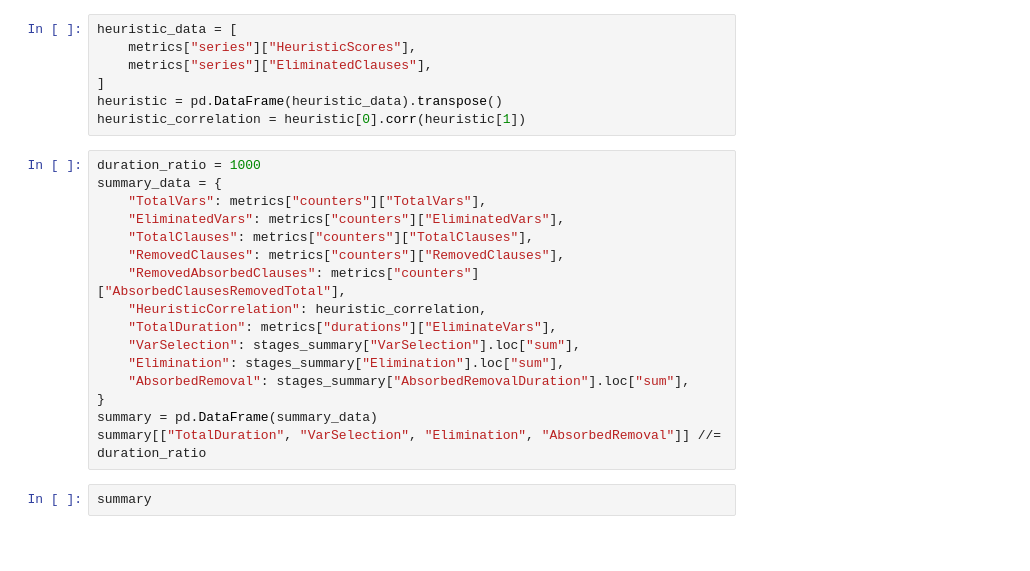
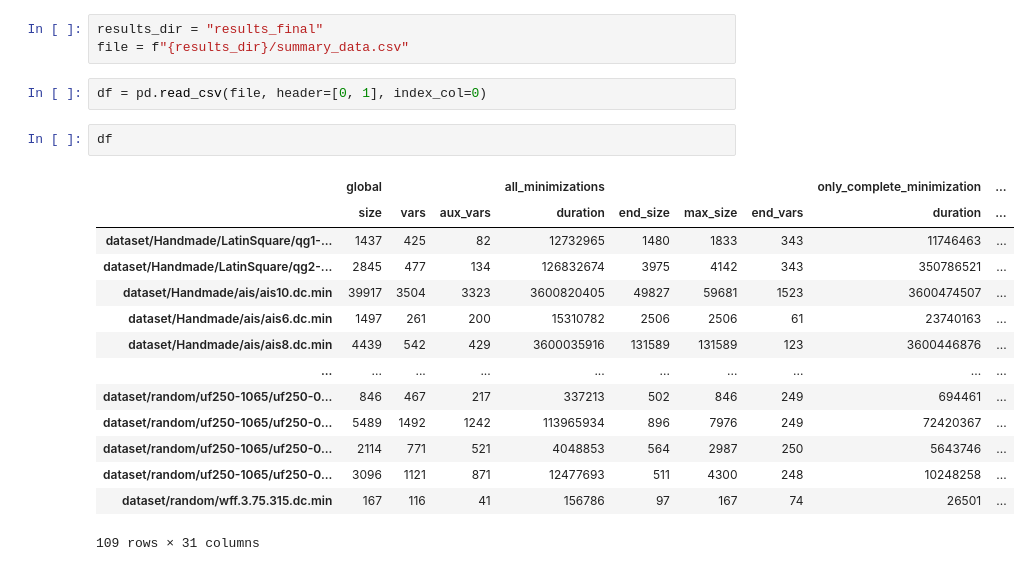
Before and after one commit to marek-zeleny/dp_elimination, a Jupyter notebook: experiments/summary_table_draft.ipynb, the cells around one changed output. Saved outputs shown, nothing was run; the diff lists cells and outputs as text; blank space fills up the shorter version.

Commit message:
Add summary notebook for archivation

```diff
--- a/experiments/summary_table_draft.ipynb
+++ b/experiments/summary_table_draft.ipynb
@@ -60,25 +4,22 @@ stages_summary
-# %%
-heuristic_data = [
-    metrics["series"]["HeuristicScores"],
-    metrics["series"]["EliminatedClauses"],
-]
-heuristic = pd.DataFrame(heuristic_data).transpose()
-heuristic_correlation = heuristic[0].corr(heuristic[1])
-# %%
-duration_ratio = 1000
-summary_data = {
-    "TotalVars": metrics["counters"]["TotalVars"],
-    "EliminatedVars": metrics["counters"]["EliminatedVars"],
-    "TotalClauses": metrics["counters"]["TotalClauses"],
-    "RemovedClauses": metrics["counters"]["RemovedClauses"],
-    "RemovedAbsorbedClauses": metrics["counters"]["AbsorbedClausesRemovedTotal"],
-    "HeuristicCorrelation": heuristic_correlation,
-    "TotalDuration": metrics["durations"]["EliminateVars"],
-    "VarSelection": stages_summary["VarSelection"].loc["sum"],
-    "Elimination": stages_summary["Elimination"].loc["sum"],
-    "AbsorbedRemoval": stages_summary["AbsorbedRemovalDuration"].loc["sum"],
-}
-summary = pd.DataFrame(summary_data)
-summary[["TotalDuration", "VarSelection", "Elimination", "AbsorbedRemoval"]] //= duration_ratio
-# %%
-summary
+# %%
+results_dir = "results_final"
+file = f"{results_dir}/summary_data.csv"
+# %%
+df = pd.read_csv(file, header=[0, 1], index_col=0)
+# %%
+df
+# %% [output]
+|  | global |  |  | all_minimizations |  |  |  | only_complete_minimization | ... |
+|  | size | vars | aux_vars | duration | end_size | max_size | end_vars | duration | ... |
+| dataset/Handmade/LatinSquare/qg1-... | 1437 | 425 | 82 | 12732965 | 1480 | 1833 | 343 | 11746463 | ... |
+| dataset/Handmade/LatinSquare/qg2-... | 2845 | 477 | 134 | 126832674 | 3975 | 4142 | 343 | 350786521 | ... |
+| dataset/Handmade/ais/ais10.dc.min | 39917 | 3504 | 3323 | 3600820405 | 49827 | 59681 | 1523 | 3600474507 | ... |
+| dataset/Handmade/ais/ais6.dc.min | 1497 | 261 | 200 | 15310782 | 2506 | 2506 | 61 | 23740163 | ... |
+| dataset/Handmade/ais/ais8.dc.min | 4439 | 542 | 429 | 3600035916 | 131589 | 131589 | 123 | 3600446876 | ... |
+| ... | ... | ... | ... | ... | ... | ... | ... | ... | ... |
+| dataset/random/uf250-1065/uf250-0... | 846 | 467 | 217 | 337213 | 502 | 846 | 249 | 694461 | ... |
+| dataset/random/uf250-1065/uf250-0... | 5489 | 1492 | 1242 | 113965934 | 896 | 7976 | 249 | 72420367 | ... |
+| dataset/random/uf250-1065/uf250-0... | 2114 | 771 | 521 | 4048853 | 564 | 2987 | 250 | 5643746 | ... |
+| dataset/random/uf250-1065/uf250-0... | 3096 | 1121 | 871 | 12477693 | 511 | 4300 | 248 | 10248258 | ... |
+| dataset/random/wff.3.75.315.dc.min | 167 | 116 | 41 | 156786 | 97 | 167 | 74 | 26501 | ... |
+109 rows × 31 columns
```
Also changed, not shown: parts of 18 cells of this notebook.
